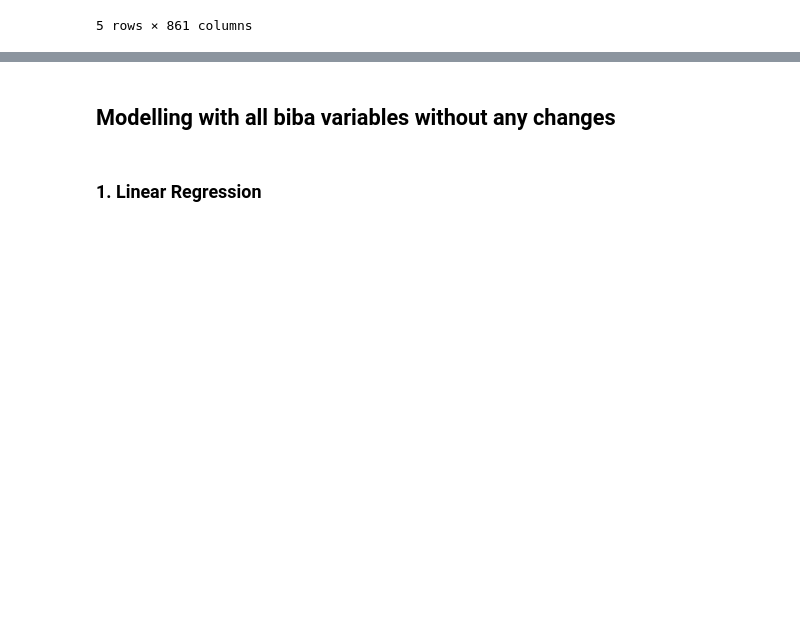
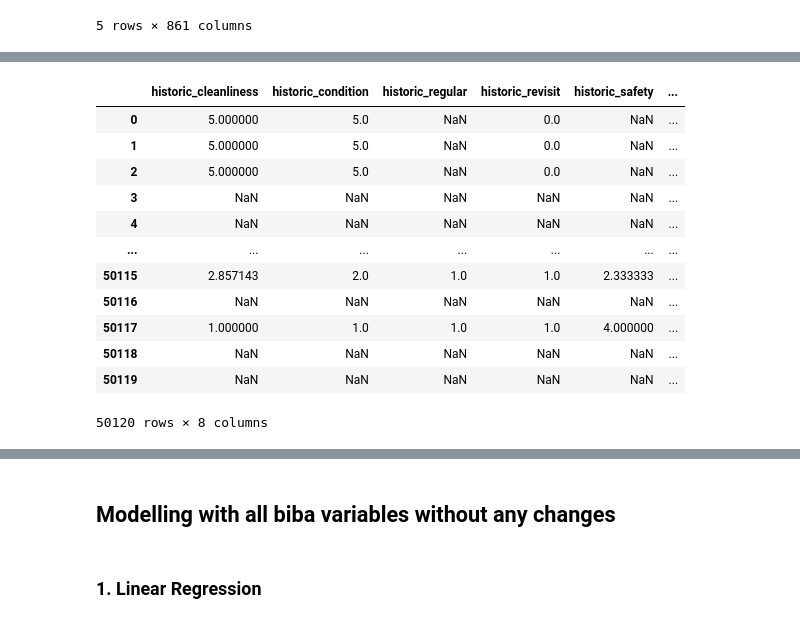
Before and after one commit to saurav193/capstone_BIBA, a Jupyter notebook: src/LR_modelling_saurav.ipynb, the cells around one changed output, grey strips where cells are left out. Drawn from its saved outputs; the diff is of its cells as text; code cells hidden in the pictures; blank space fills up the shorter version.

```diff
--- a/src/LR_modelling_saurav.ipynb
+++ b/src/LR_modelling_saurav.ipynb
@@ -53,0 +62,16 @@ biba_games_df.shape
+# %%
+df.iloc[:, 765:773]
+# %% [output]
+|  | historic_cleanliness | historic_condition | historic_regular | historic_revisit | historic_safety | ... |
+| 0 | 5.000000 | 5.0 | NaN | 0.0 | NaN | ... |
+| 1 | 5.000000 | 5.0 | NaN | 0.0 | NaN | ... |
+| 2 | 5.000000 | 5.0 | NaN | 0.0 | NaN | ... |
+| 3 | NaN | NaN | NaN | NaN | NaN | ... |
+| 4 | NaN | NaN | NaN | NaN | NaN | ... |
+| ... | ... | ... | ... | ... | ... | ... |
+| 50115 | 2.857143 | 2.0 | 1.0 | 1.0 | 2.333333 | ... |
+| 50116 | NaN | NaN | NaN | NaN | NaN | ... |
+| 50117 | 1.000000 | 1.0 | 1.0 | 1.0 | 4.000000 | ... |
+| 50118 | NaN | NaN | NaN | NaN | NaN | ... |
+| 50119 | NaN | NaN | NaN | NaN | NaN | ... |
+50120 rows × 8 columns
```
Also changed, not shown: parts of 41 cells of this notebook.
